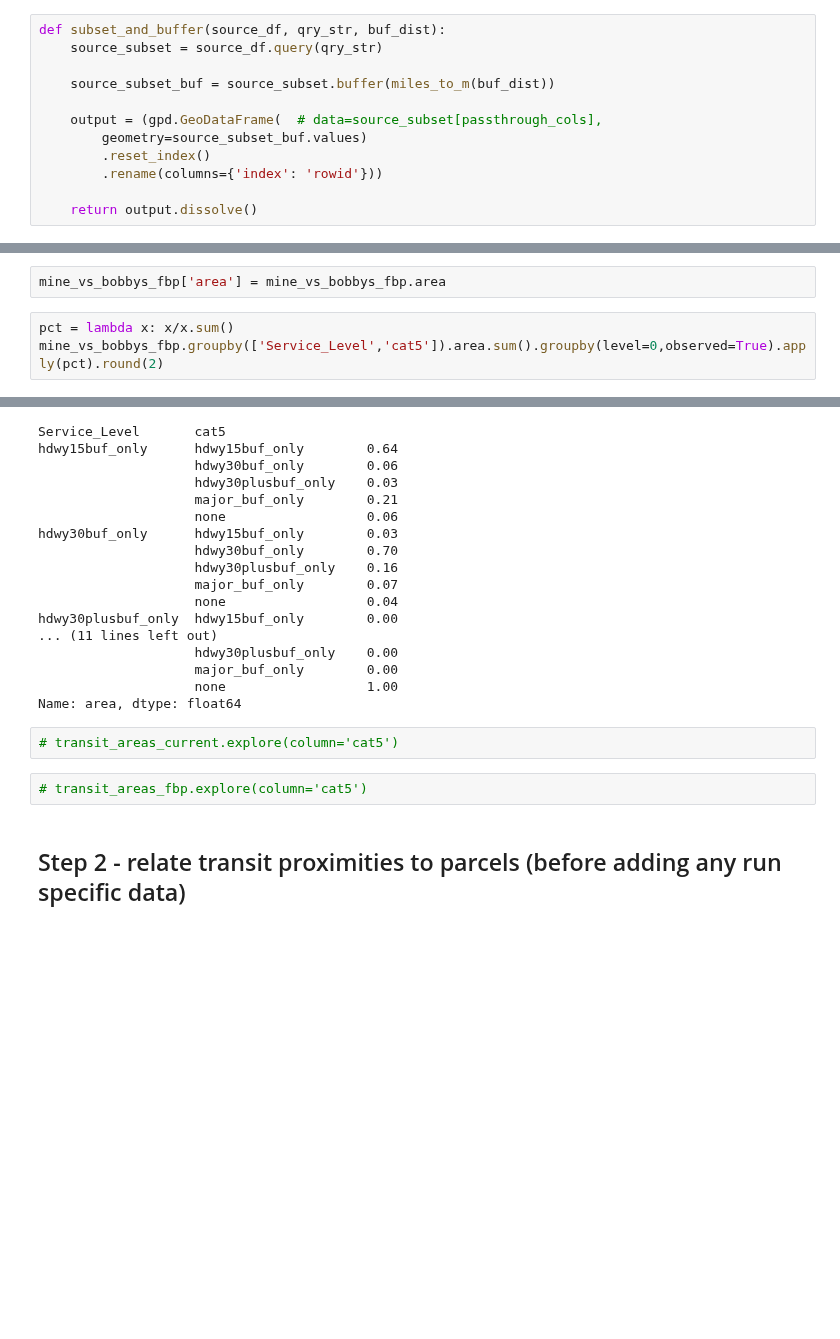
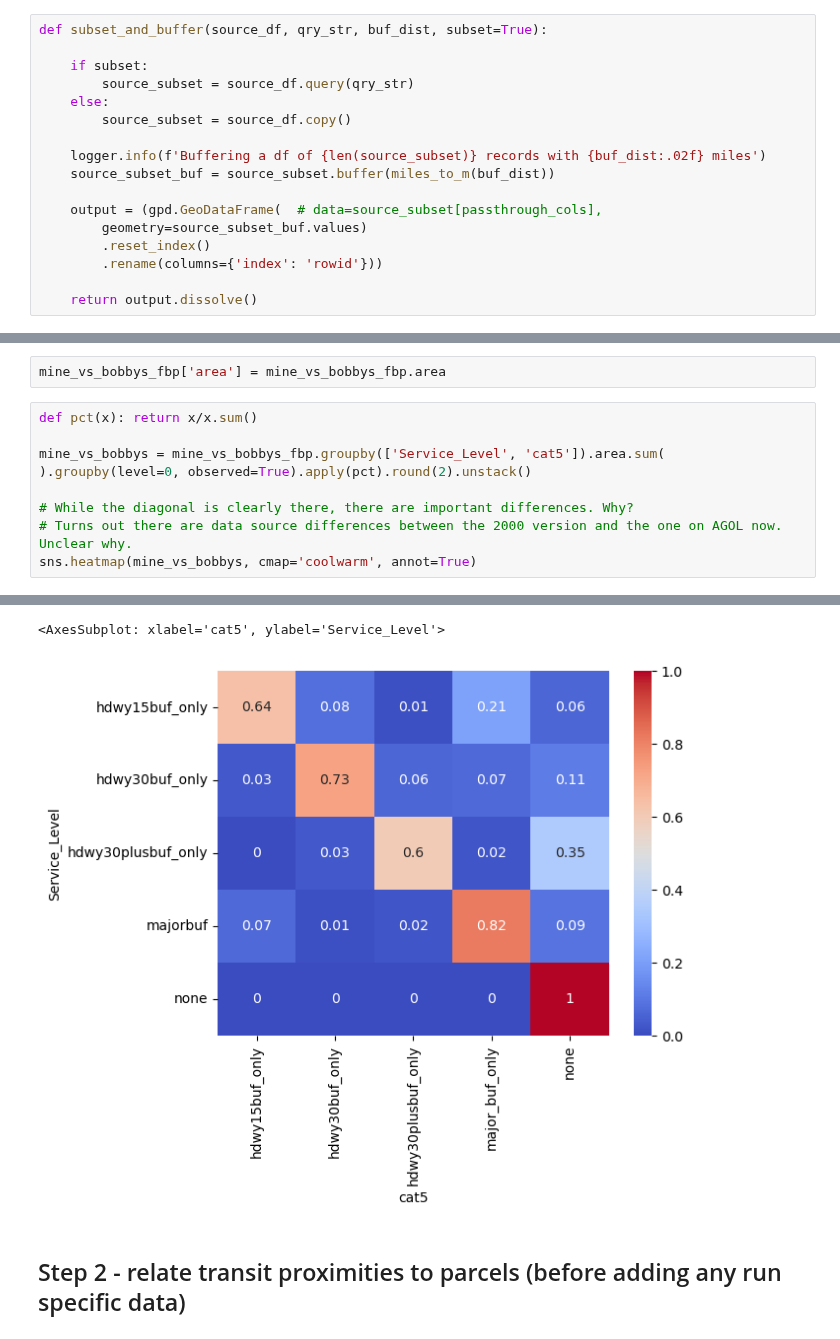
Before and after one commit to BayAreaMetro/bayarea_urbansim, a Jupyter notebook: scripts/metrics/transit_access.ipynb, the cells around one changed output, grey strips where cells are left out. Saved outputs shown, nothing was run; the diff lists cells and outputs as text; blank space fills up the shorter version.

```diff
--- a/scripts/metrics/transit_access.ipynb
+++ b/scripts/metrics/transit_access.ipynb
@@ -168,9 +175,14 @@ def get_combination_names_hierarchy(group):
 
     return group
 # %%
-def subset_and_buffer(source_df, qry_str, buf_dist):
-    source_subset = source_df.query(qry_str)
+def subset_and_buffer(source_df, qry_str, buf_dist, subset=True):
 
+    if subset:
+        source_subset = source_df.query(qry_str)
+    else:
+        source_subset = source_df.copy()
+
+    logger.info(f'Buffering a df of {len(source_subset)} records with {buf_dist:.02f} miles')
     source_subset_buf = source_subset.buffer(miles_to_m(buf_dist))
 
     output = (gpd.GeoDataFrame(  # data=source_subset[passthrough_cols],
@@ -484,8 +579,14 @@ mine_vs_bobbys_fbp = gpd.overlay(v2020_fbp_classes.to_crs(ANALYSIS_CRS),transit_
 # %%
 mine_vs_bobbys_fbp['area'] = mine_vs_bobbys_fbp.area
 # %%
-pct = lambda x: x/x.sum()
-mine_vs_bobbys_fbp.groupby(['Service_Level','cat5']).area.sum().groupby(level=0,observed=True).apply(pct).round(2)
+def pct(x): return x/x.sum()
+
+mine_vs_bobbys = mine_vs_bobbys_fbp.groupby(['Service_Level', 'cat5']).area.sum(
+).groupby(level=0, observed=True).apply(pct).round(2).unstack()
+
+# While the diagonal is clearly there, there are important differences. Why?
+# Turns out there are data source differences between the 2000 version and the one on AGOL now. Unclear why.
+sns.heatmap(mine_vs_bobbys, cmap='coolwarm', annot=True)
 # %% [output]
 To preserve the previous behavior, use
 
@@ -498,24 +599,5 @@ To adopt the future behavior and silence this warning, use
-Service_Level       cat5
-hdwy15buf_only      hdwy15buf_only        0.64
-                    hdwy30buf_only        0.06
-                    hdwy30plusbuf_only    0.03
-                    major_buf_only        0.21
-                    none                  0.06
-hdwy30buf_only      hdwy15buf_only        0.03
-                    hdwy30buf_only        0.70
-                    hdwy30plusbuf_only    0.16
-                    major_buf_only        0.07
-                    none                  0.04
-hdwy30plusbuf_only  hdwy15buf_only        0.00
-... (11 lines left out)
-                    hdwy30plusbuf_only    0.00
-                    major_buf_only        0.00
-                    none                  1.00
-Name: area, dtype: float64
+<AxesSubplot: xlabel='cat5', ylabel='Service_Level'>
+[figure, added]
-# %%
-# transit_areas_current.explore(column='cat5')
-# %%
-# transit_areas_fbp.explore(column='cat5')
 # %% [markdown]
 ## Step 2 - relate transit proximities to parcels (before adding any run specific data)
 # %%
```
Also changed, not shown: parts of 40 cells of this notebook.
